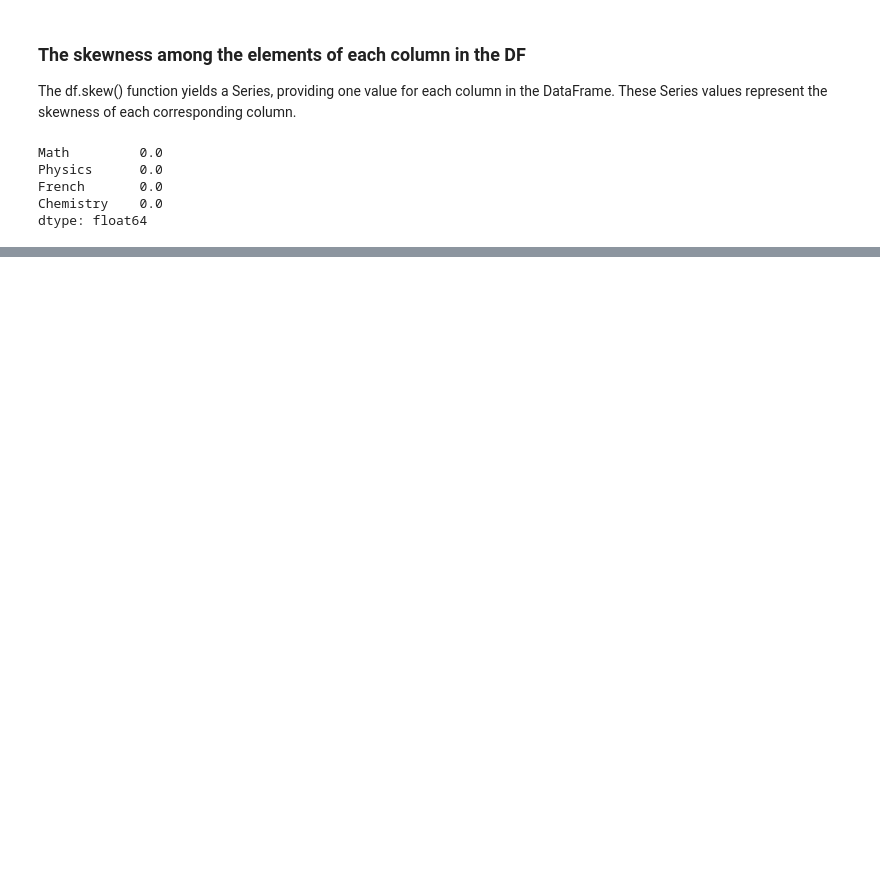
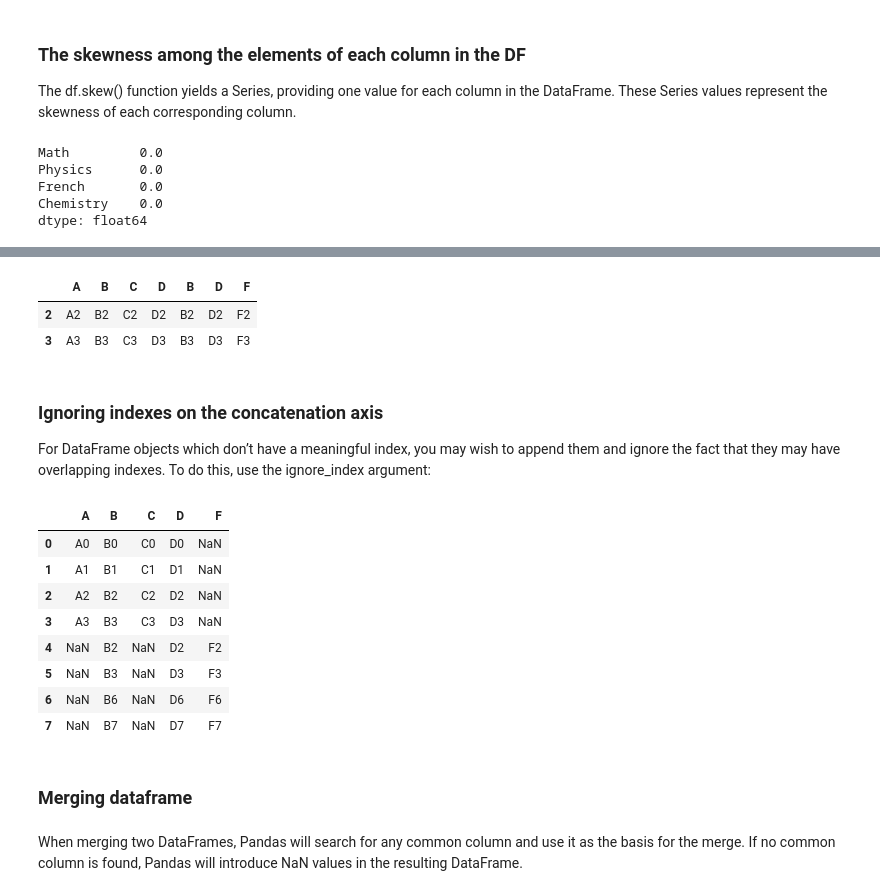
Before and after one commit to sarveshmahendramaurya/Pandas_notes, a Jupyter notebook: PandasBasics.ipynb, the cells around one changed output, grey strips where cells are left out. Drawn from its saved outputs; the diff is of its cells as text; code cells hidden in the pictures; blank space fills up the shorter version.

```diff
--- a/PandasBasics.ipynb
+++ b/PandasBasics.ipynb
@@ -527,0 +790,34 @@ dtype: float64
+# %%
+# example for inner join
+
+result=pd.concat([df1,df4],axis=1,join='inner')
+result
+# %% [output]
+|  | A | B | C | D | B | D | F |
+| 2 | A2 | B2 | C2 | D2 | B2 | D2 | F2 |
+| 3 | A3 | B3 | C3 | D3 | B3 | D3 | F3 |
+# %% [markdown]
+### Ignoring indexes on the concatenation axis
+
+For DataFrame objects which don’t have a meaningful index, you may wish to append
+them and ignore the fact that they may have overlapping indexes.
+To do this, use the ignore_index argument:
+# %%
+result=pd.concat([df1,df4],ignore_index=True)
+result
+# %% [output]
+|  | A | B | C | D | F |
+| 0 | A0 | B0 | C0 | D0 | NaN |
+| 1 | A1 | B1 | C1 | D1 | NaN |
+| 2 | A2 | B2 | C2 | D2 | NaN |
+| 3 | A3 | B3 | C3 | D3 | NaN |
+| 4 | NaN | B2 | NaN | D2 | F2 |
+| 5 | NaN | B3 | NaN | D3 | F3 |
+| 6 | NaN | B6 | NaN | D6 | F6 |
+| 7 | NaN | B7 | NaN | D7 | F7 |
+# %% [markdown]
+### Merging dataframe
+# %% [markdown]
+When merging two DataFrames, Pandas will search for any common column and use
+it as the basis for the merge. If no common column is found, Pandas will introduce
+NaN values in the resulting DataFrame.
```
Also changed, not shown: parts of 63 cells of this notebook.
